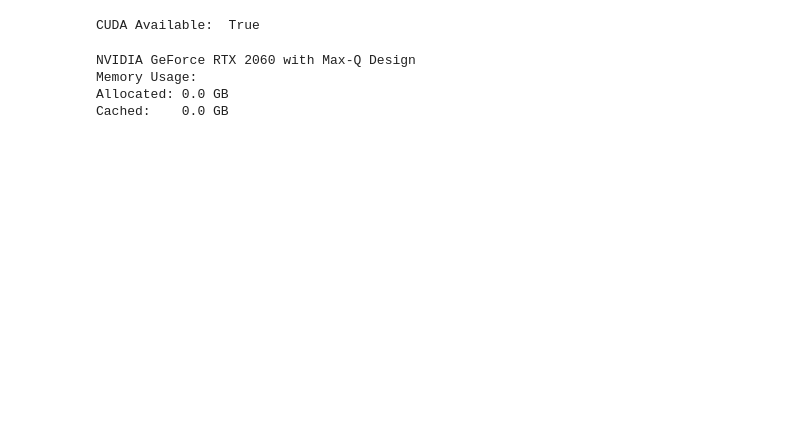
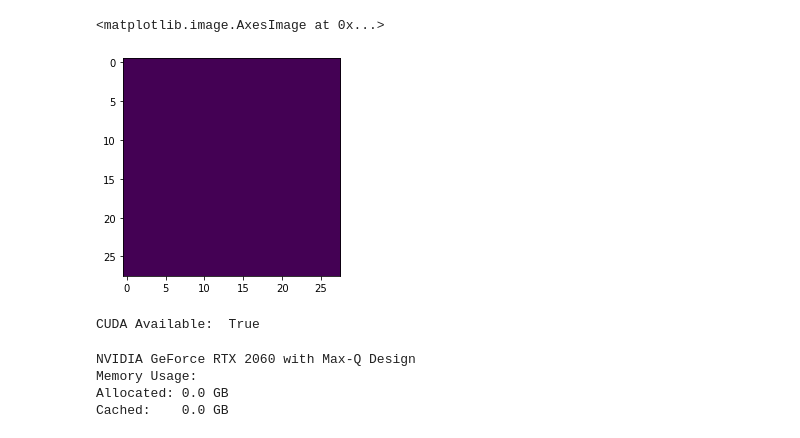
Before and after one commit to mikronco/xai-learning-constraints, a Jupyter notebook: model_training.ipynb, the cells around one changed output. Drawn from its saved outputs; the diff is of its cells as text; code cells hidden in the pictures; blank space fills up the shorter version.

Commit message:
run ROAR experiments on MNIST, added code for removing features in the dataset and loader

```diff
--- a/model_training.ipynb
+++ b/model_training.ipynb
@@ -13,0 +16,10 @@ from torchsummary import summary
+# %%
+train_data = datasets.MNIST(
+            root = 'data',
+            train = True,
+            transform = ToTensor(),
+            download = True,
+        )
+# %%
+model = torch.load(r"C:\Users\unknown\Desktop\xai_projects\xai-learning-constraints\results\\simple_cnn_loc_9717.pt")
+model.eval()
@@ -13,0 +58,9 @@ from torchsummary import summary
+# %%
+grad = Saliency(model)
+# %%
+attr = grad.attribute(train_data.data.float().unsqueeze(1), target=train_data.targets)
+q = [np.percentile(at[at!=0].flatten().numpy(), 10) for at in attr[:,0,:,:]]
+maskpos = torch.ones((attr.shape))
+for i in range(attr.shape[0]):
+    maskpos[i,0,attr[i,0,:,:]>q[i]]=0
+    train_data.data[i,:,:] = train_data.data[i,:,:]*maskpos[i,0,:,:]
@@ -14 +92,6 @@ from torchsummary import summary
+# %%
+plt.imshow(train_data.data[0,:,:])
+# %% [output]
+<matplotlib.image.AxesImage at 0x...>
+[figure, added]
 # %%
```
Also changed, not shown: parts of 17 cells of this notebook, 3 other files.
